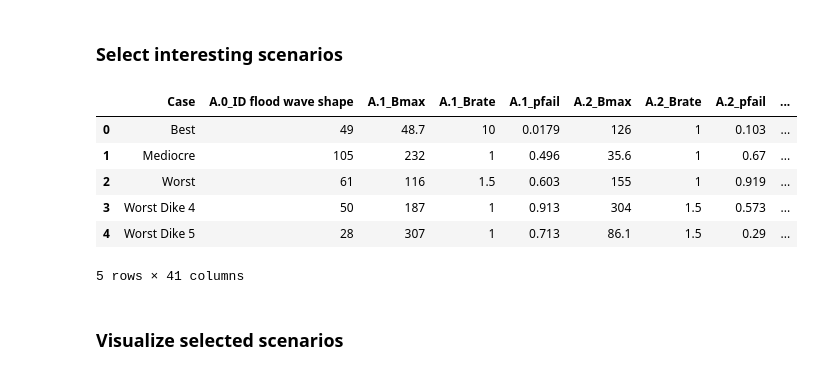
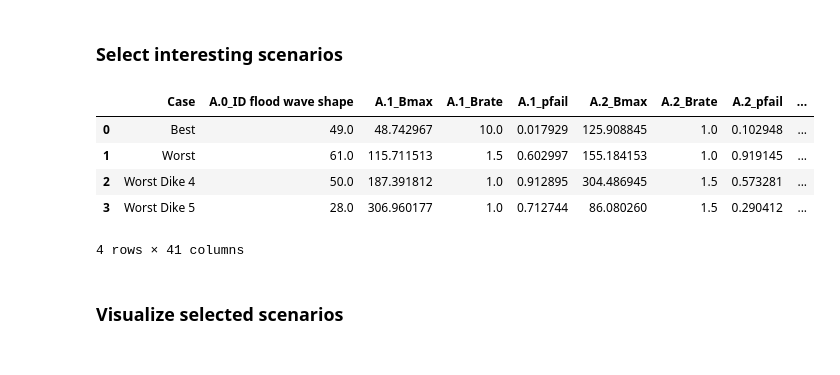
Before and after one commit to movephutthaphaiboon/epa141a-flood-policy-optimization-overijssel, a Jupyter notebook: final assignment/01_scenario_analysis.ipynb, the cells around one changed output. Cells and saved outputs as stored; diff of their text form; code cells hidden in the pictures.

```diff
--- a/final assignment/01_scenario_analysis.ipynb
+++ b/final assignment/01_scenario_analysis.ipynb
@@ -1048,39 +1048,38 @@ print(best_case_experiment)
 print("\nBest Case Outcomes:")
 print(best_case_outcomes)
 
 print("\nMediocre Case Experiment:")
 print(mediocre_case_experiment)
 print("\nMediocre Case Outcomes:")
 print(mediocre_case_outcomes)
 
 print("\nWorst Case Experiment:")
 print(worst_case_experiment)
 print("\nWorst Case Outcomes:")
 print(worst_case_outcomes)'''
 
 # Combine experiments and outcomes for each case into a DataFrame
 def case_to_df(exp, out, case_name):
     exp_df = exp.to_frame().T if isinstance(exp, pd.Series) else pd.DataFrame([exp])
     out_df = pd.DataFrame([out])
     df = pd.concat([exp_df.reset_index(drop=True), out_df.reset_index(drop=True)], axis=1)
     df.insert(0, "Case", case_name)
     return df
 
 df_best = case_to_df(best_case_experiment, best_case_outcomes, "Best")
 df_mediocre = case_to_df(mediocre_case_experiment, mediocre_case_outcomes, "Mediocre")
 df_worst = case_to_df(worst_case_experiment, worst_case_outcomes, "Worst")
 df_worst_dike_4 = case_to_df(worst_case_dike_4_experiment, worst_case_dike_4_outcomes, "Worst Dike 4")
 df_worst_dike_5 = case_to_df(worst_case_dike_5_experiment, worst_case_dike_5_outcomes, "Worst Dike 5")
 
-cases_df = pd.concat([df_best, df_mediocre, df_worst, df_worst_dike_4, df_worst_dike_5], ignore_index=True)
+cases_df = pd.concat([df_best, df_worst, df_worst_dike_4, df_worst_dike_5], ignore_index=True)
 cases_df
 # %% [output]
 |  | Case | A.0_ID flood wave shape | A.1_Bmax | A.1_Brate | A.1_pfail | A.2_Bmax | A.2_Brate | A.2_pfail | ... |
-| 0 | Best | 49 | 48.7 | 10 | 0.0179 | 126 | 1 | 0.103 | ... |
-| 1 | Mediocre | 105 | 232 | 1 | 0.496 | 35.6 | 1 | 0.67 | ... |
-| 2 | Worst | 61 | 116 | 1.5 | 0.603 | 155 | 1 | 0.919 | ... |
-| 3 | Worst Dike 4 | 50 | 187 | 1 | 0.913 | 304 | 1.5 | 0.573 | ... |
-| 4 | Worst Dike 5 | 28 | 307 | 1 | 0.713 | 86.1 | 1.5 | 0.29 | ... |
+| 0 | Best | 49.0 | 48.742967 | 10.0 | 0.017929 | 125.908845 | 1.0 | 0.102948 | ... |
+| 1 | Worst | 61.0 | 115.711513 | 1.5 | 0.602997 | 155.184153 | 1.0 | 0.919145 | ... |
+| 2 | Worst Dike 4 | 50.0 | 187.391812 | 1.0 | 0.912895 | 304.486945 | 1.5 | 0.573281 | ... |
+| 3 | Worst Dike 5 | 28.0 | 306.960177 | 1.0 | 0.712744 | 86.080260 | 1.5 | 0.290412 | ... |
-5 rows × 41 columns
+4 rows × 41 columns
 # %%
 # Save the selected cases to a CSV file
```
Also changed, not shown: parts of 2 cells of this notebook, 1 other file.
